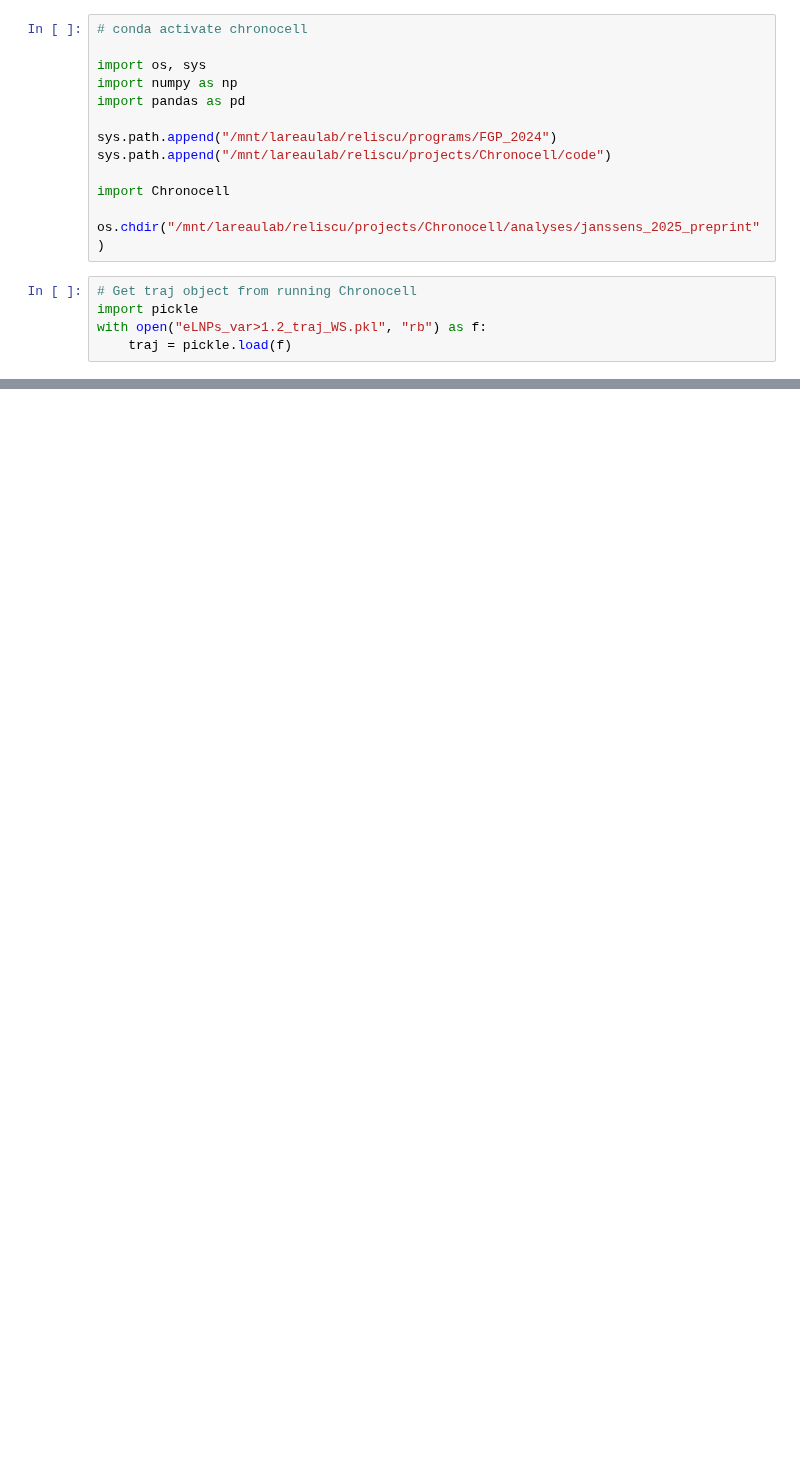
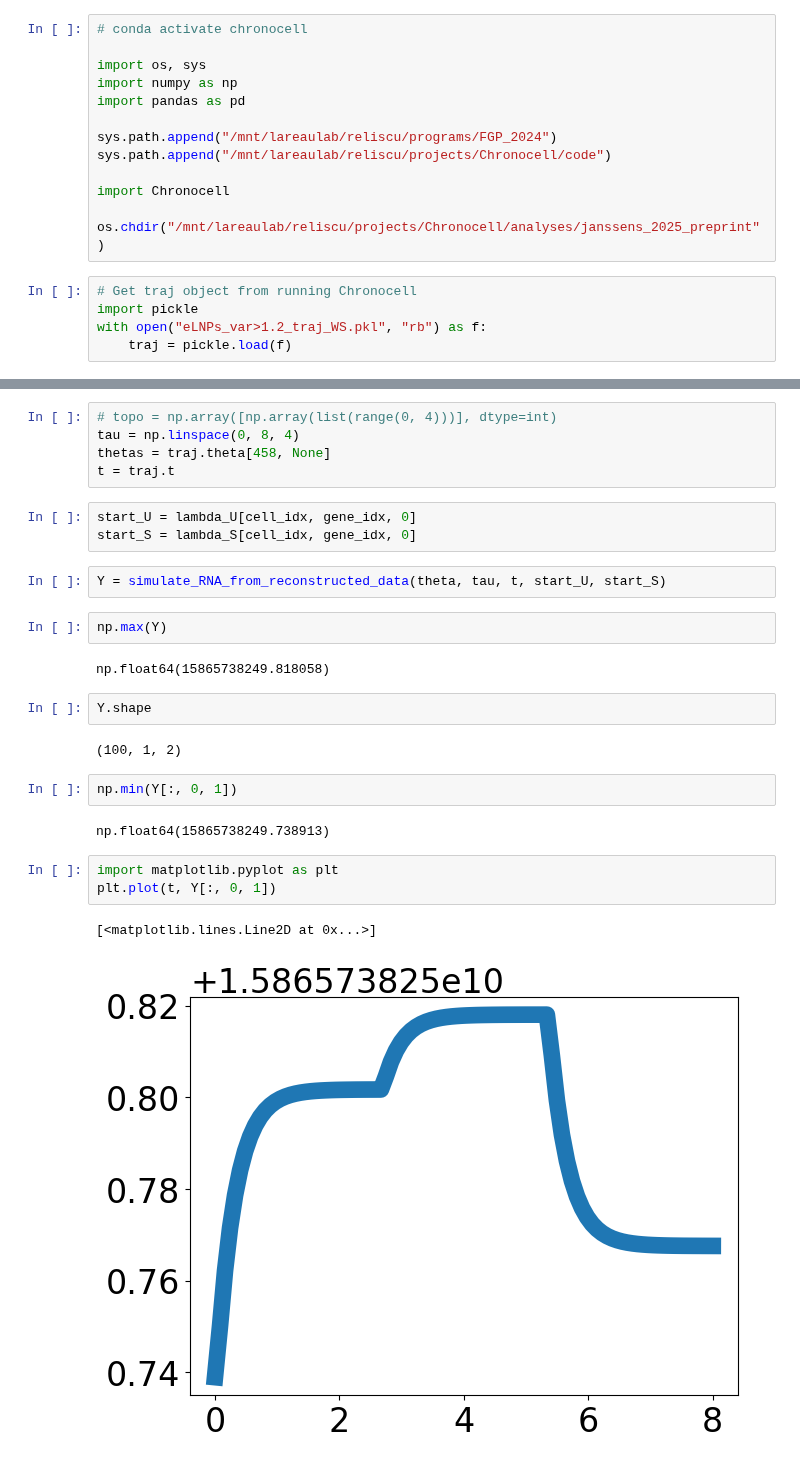
Before and after one commit to reliscu/chronocell_janssens_2025_preprint, a Jupyter notebook: 05_reconstruct_RNA_histories.ipynb, the cells around one changed output, grey strips where cells are left out. Drawn from its saved outputs; the diff is of its cells as text; blank space fills up the shorter version.

Commit message:
getting to the bottom of discrepancy between recursion and simulated data

```diff
--- a/05_reconstruct_RNA_histories.ipynb
+++ b/05_reconstruct_RNA_histories.ipynb
@@ -51,0 +169,28 @@ dt = np.diff(time_grid)
+# %%
+# topo = np.array([np.array(list(range(0, 4)))], dtype=int)
+tau = np.linspace(0, 8, 4)
+thetas = traj.theta[458, None]
+t = traj.t
+# %%
+start_U = lambda_U[cell_idx, gene_idx, 0]
+start_S = lambda_S[cell_idx, gene_idx, 0]
+# %%
+Y = simulate_RNA_from_reconstructed_data(theta, tau, t, start_U, start_S)
+# %%
+np.max(Y)
+# %% [output]
+np.float64(15865738249.818058)
+# %%
+Y.shape
+# %% [output]
+(100, 1, 2)
+# %%
+np.min(Y[:, 0, 1])
+# %% [output]
+np.float64(15865738249.738913)
+# %%
+import matplotlib.pyplot as plt
+plt.plot(t, Y[:, 0, 1])
+# %% [output]
+[<matplotlib.lines.Line2D at 0x...>]
+[figure, added]
```
Also changed, not shown: parts of 21 cells of this notebook, 1 other file.
